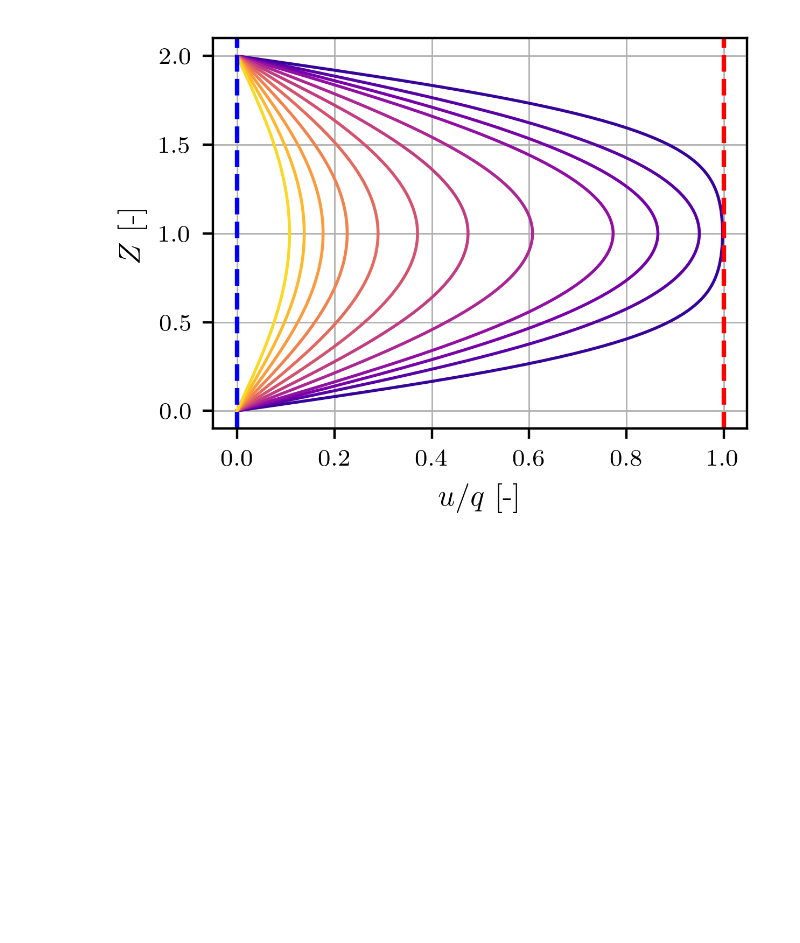
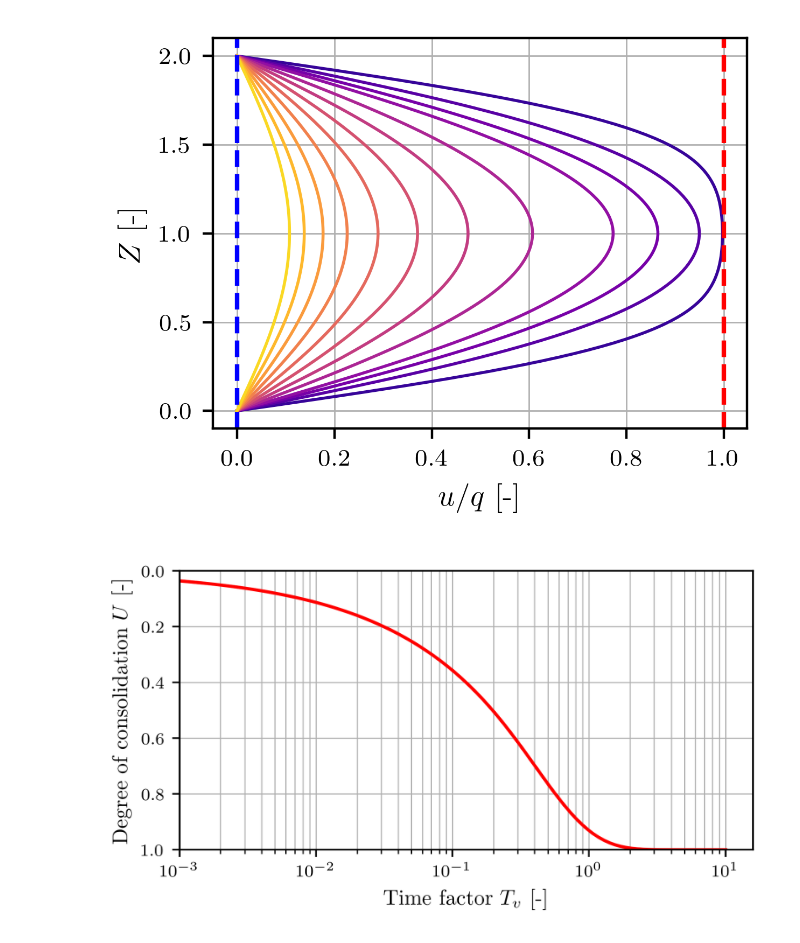
Before and after one commit to luisez1988/CIE-598_Experimental_soil_mechanics, a Jupyter notebook: Consolidation_LIR/consolidation.ipynb, the cells around one changed output. Cells and saved outputs as stored; diff of their text form; code cells hidden in the pictures; blank space fills up the shorter version.

```diff
--- a/Consolidation_LIR/consolidation.ipynb
+++ b/Consolidation_LIR/consolidation.ipynb
@@ -41,3 +41,41 @@ plt.grid(True, which='both', linestyle='-', linewidth=0.5)
 plt.savefig('u_consol.svg')
 # %% [output]
 [figure]
+# %%
+#degree of consolidation
+
+def U_consol(Tv):
+    n=200
+    u=0
+    for i in range(n):
+        M=0.5*np.pi*(2*i+1)
+        u+=2*np.exp(-M**2*Tv)/(M**2)
+    return 1-u
+# %%
+Tvs=np.geomspace(0.001, 10, 100)
+U=U_consol(Tvs)
+
+plt.plot(Tvs, U, 'r')
+
+plt.xscale('log')
+
+#invert y axis
+
+plt.gca().invert_yaxis()
+
+#make fig size x=2.4in y=1.2in
+plt.gcf().set_size_inches(4.8, 2.4)
+
+plt.xlabel(r'Time factor $T_v$ [-]')
+plt.ylabel(r'Degree of consolidation $U$ [-]')
+
+#remove additional padding before zero
+plt.xlim(left=0.001)
+plt.ylim(bottom=1, top=0)
+
+#add major and minor grid
+plt.grid(True, which='both', linestyle='-', linewidth=0.5)
+
+plt.savefig('U_degree.svg')
+# %% [output]
+[figure, added]
```
Also changed, not shown: 5 other files.
